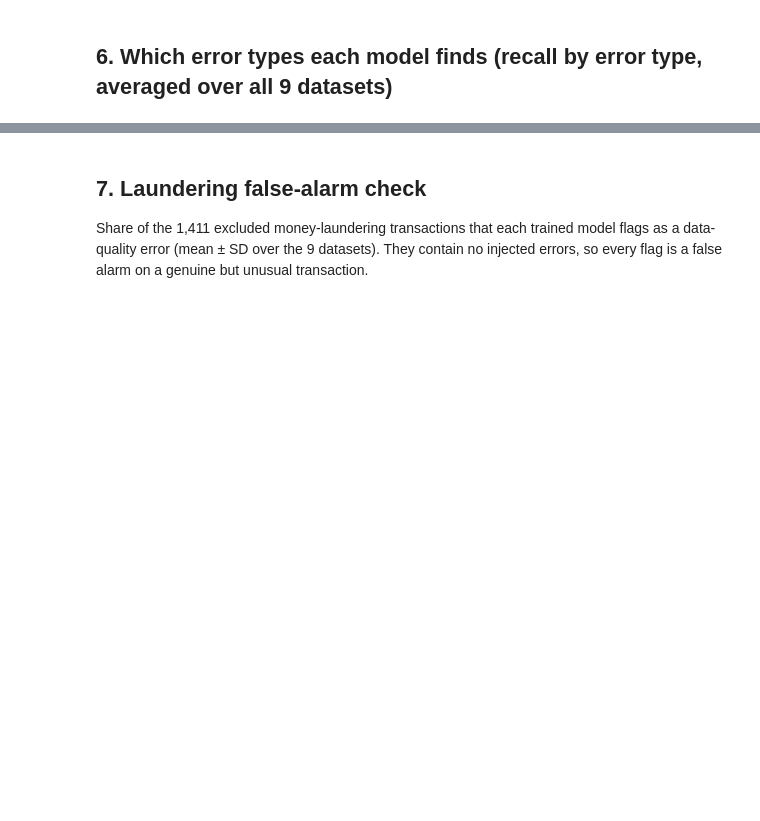
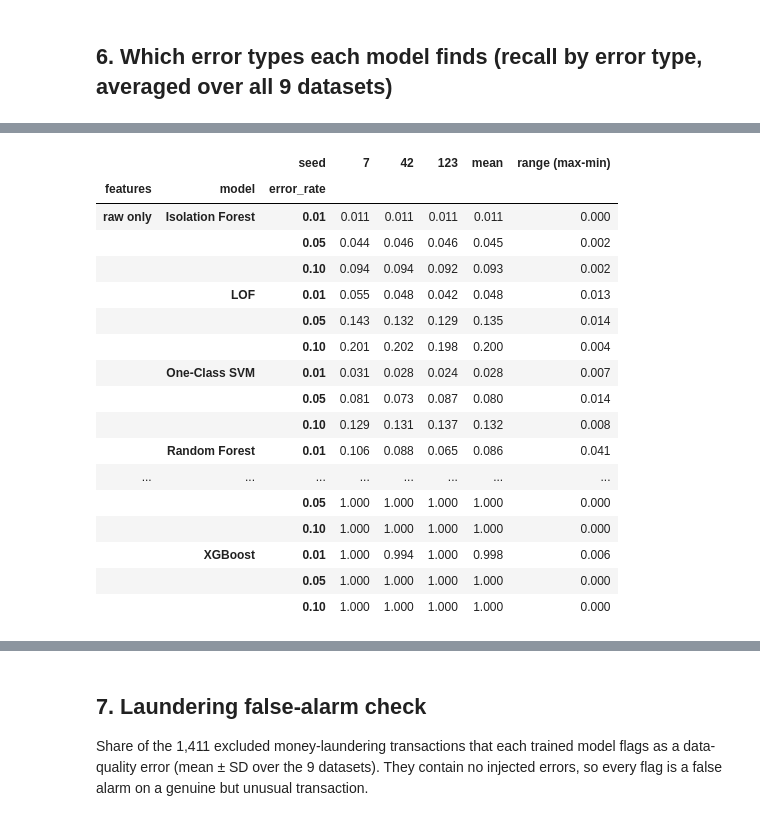
Before and after one commit to Nagareddypriyanka/xai-dq-anomaly, a Jupyter notebook: notebooks/05_Main_Experiment.ipynb, the cells around one changed output, grey strips where cells are left out. Cells and saved outputs as stored; diff of their text form; code cells hidden in the pictures; blank space fills up the shorter version.

```diff
--- a/notebooks/05_Main_Experiment.ipynb
+++ b/notebooks/05_Main_Experiment.ipynb
@@ -152,3 +152,29 @@ rec_mean
 | Random Forest | with checks | 1.00 | 1.00 | 1.00 | 1.00 | 0.96 | 0.00 | 1.00 |
 | XGBoost | raw only | 0.01 | 0.60 | 0.32 | 0.01 | 0.56 | 0.02 | 0.80 |
 | XGBoost | with checks | 1.00 | 1.00 | 1.00 | 1.00 | 1.00 | 0.00 | 1.00 |
+# %%
+results = pd.read_csv(config.RESULTS / 'experiment_all_runs.csv')    # reload if needed
+by_seed = results.pivot_table(index=['features', 'model', 'error_rate'], columns='seed', values='PR-AUC').round(3)
+by_seed['mean'] = by_seed[[42, 7, 123]].mean(axis=1).round(3)
+by_seed['range (max-min)'] = (by_seed[[42, 7, 123]].max(axis=1) - by_seed[[42, 7, 123]].min(axis=1)).round(3)
+by_seed.to_csv(config.RESULTS / 'experiment_pr_auc_by_seed.csv')
+by_seed
+# %% [output]
+|  |  | seed | 7 | 42 | 123 | mean | range (max-min) |
+| features | model | error_rate |  |  |  |  |  |
+| raw only | Isolation Forest | 0.01 | 0.011 | 0.011 | 0.011 | 0.011 | 0.000 |
+|  |  | 0.05 | 0.044 | 0.046 | 0.046 | 0.045 | 0.002 |
+|  |  | 0.10 | 0.094 | 0.094 | 0.092 | 0.093 | 0.002 |
+|  | LOF | 0.01 | 0.055 | 0.048 | 0.042 | 0.048 | 0.013 |
+|  |  | 0.05 | 0.143 | 0.132 | 0.129 | 0.135 | 0.014 |
+|  |  | 0.10 | 0.201 | 0.202 | 0.198 | 0.200 | 0.004 |
+|  | One-Class SVM | 0.01 | 0.031 | 0.028 | 0.024 | 0.028 | 0.007 |
+|  |  | 0.05 | 0.081 | 0.073 | 0.087 | 0.080 | 0.014 |
+|  |  | 0.10 | 0.129 | 0.131 | 0.137 | 0.132 | 0.008 |
+|  | Random Forest | 0.01 | 0.106 | 0.088 | 0.065 | 0.086 | 0.041 |
+| ... | ... | ... | ... | ... | ... | ... | ... |
+|  |  | 0.05 | 1.000 | 1.000 | 1.000 | 1.000 | 0.000 |
+|  |  | 0.10 | 1.000 | 1.000 | 1.000 | 1.000 | 0.000 |
+|  | XGBoost | 0.01 | 1.000 | 0.994 | 1.000 | 0.998 | 0.006 |
+|  |  | 0.05 | 1.000 | 1.000 | 1.000 | 1.000 | 0.000 |
+|  |  | 0.10 | 1.000 | 1.000 | 1.000 | 1.000 | 0.000 |
```
Also changed, not shown: parts of 1 cell of this notebook, 4 other files.
